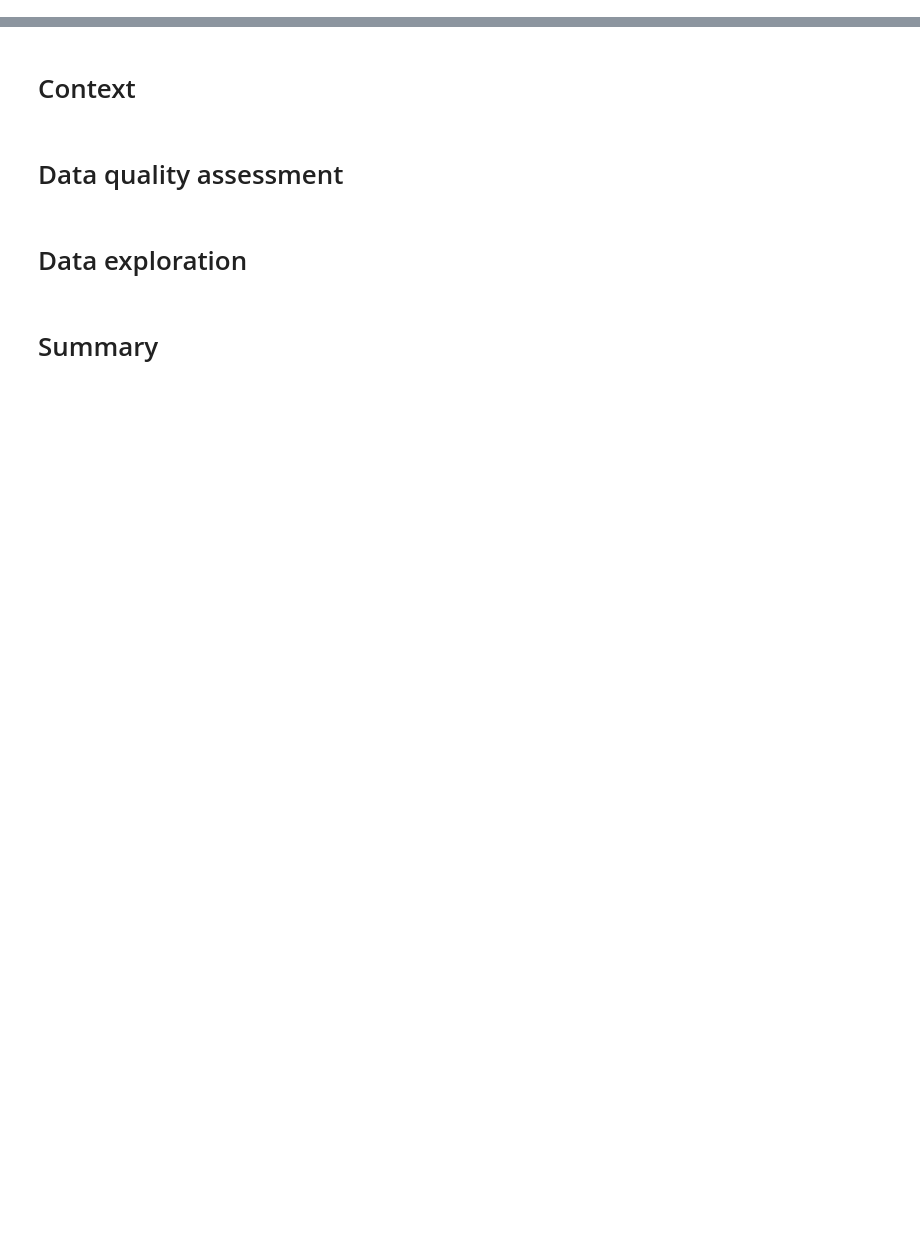
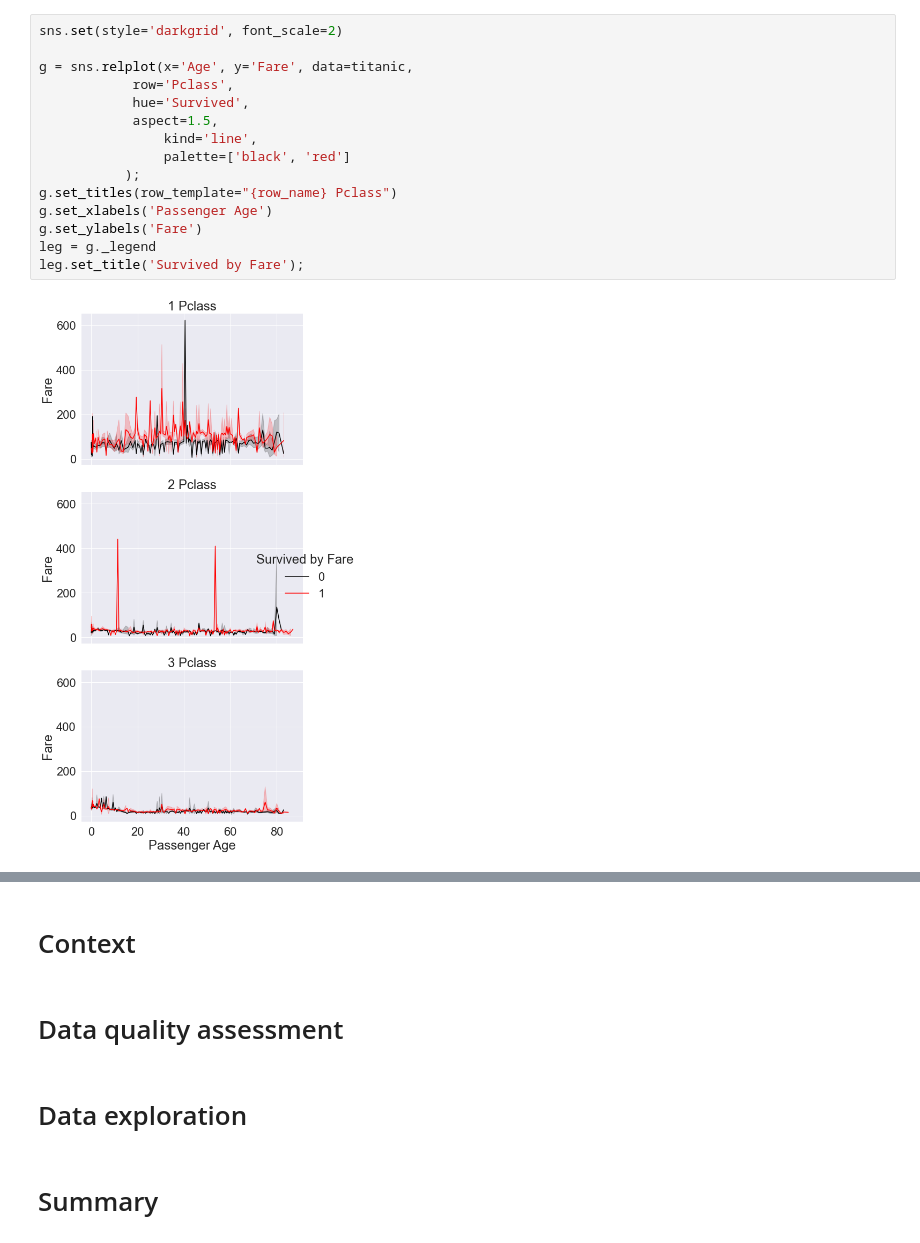
Before and after one commit to ypiskunou/ml, a Jupyter notebook: eda.ipynb, the cells around one changed output, grey strips where cells are left out. Cells and saved outputs as stored; diff of their text form; blank space fills up the shorter version.

```diff
--- a/eda.ipynb
+++ b/eda.ipynb
@@ -51,0 +102,17 @@ PassengerId
+# %%
+sns.set(style='darkgrid', font_scale=2)
+
+g = sns.relplot(x='Age', y='Fare', data=titanic,
+            row='Pclass',
+            hue='Survived',
+            aspect=1.5,
+                kind='line',
+                palette=['black', 'red']
+           );
+g.set_titles(row_template="{row_name} Pclass")
+g.set_xlabels('Passenger Age')
+g.set_ylabels('Fare')
+leg = g._legend
+leg.set_title('Survived by Fare');
+# %% [output]
+[figure, added]
```
Also changed, not shown: parts of 13 cells of this notebook.
